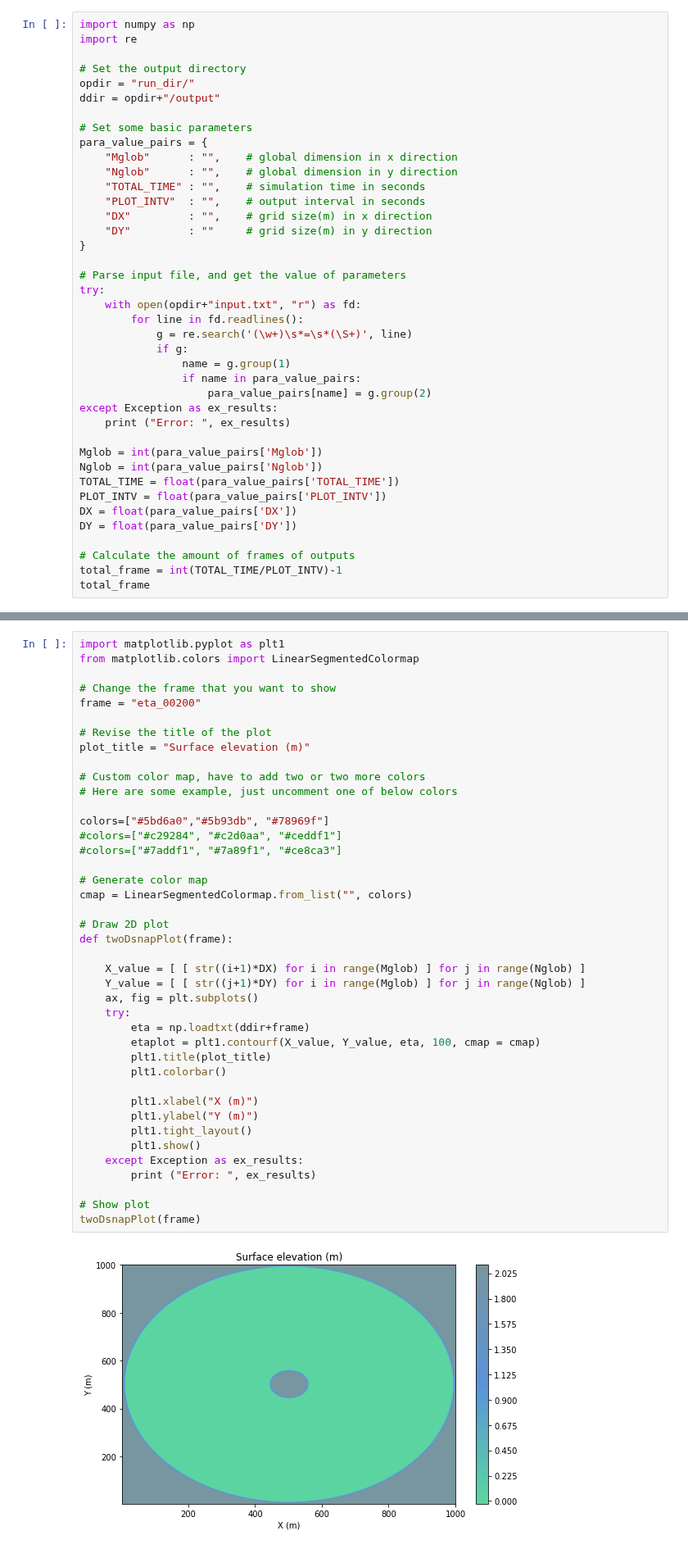
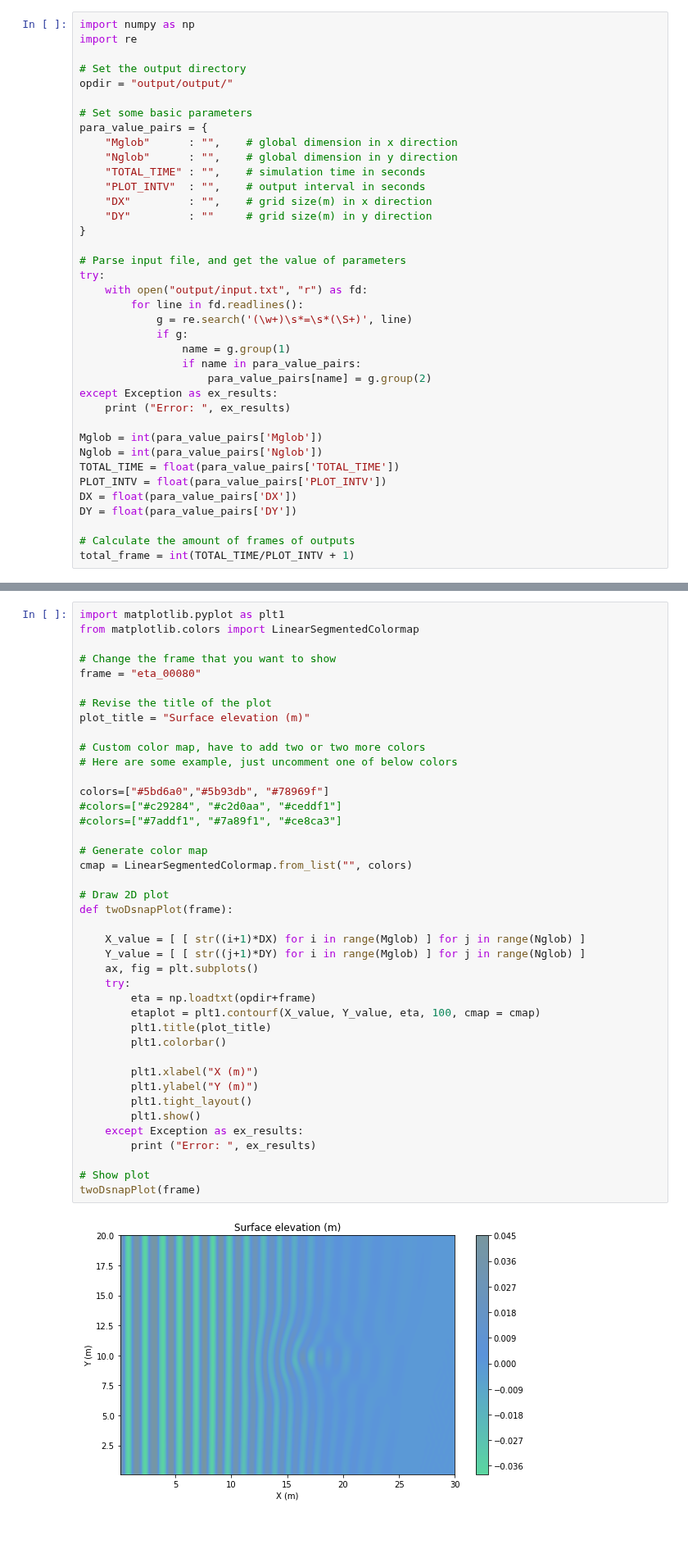
Before and after one commit to ysboss/agave-model, a Jupyter notebook: visualization_funwave-tvd.ipynb, the cells around one changed output, grey strips where cells are left out. Shown at 82% size. Cells and saved outputs as stored; diff of their text form.

```diff
--- a/visualization_funwave-tvd.ipynb
+++ b/visualization_funwave-tvd.ipynb
@@ -8,8 +8,7 @@ import numpy as np
 import re
 
 # Set the output directory
-opdir = "run_dir/"
-ddir = opdir+"/output"
+opdir = "output/output/"
 
 # Set some basic parameters
 para_value_pairs = {
@@ -23,7 +22,7 @@ para_value_pairs = {
 
 # Parse input file, and get the value of parameters
 try:
-    with open(opdir+"input.txt", "r") as fd:
+    with open("output/input.txt", "r") as fd:
         for line in fd.readlines():
             g = re.search('(\w+)\s*=\s*(\S+)', line)
             if g:
@@ -41,5 +40,4 @@ DX = float(para_value_pairs['DX'])
 DY = float(para_value_pairs['DY'])
 
 # Calculate the amount of frames of outputs
-total_frame = int(TOTAL_TIME/PLOT_INTV)-1
-total_frame
+total_frame = int(TOTAL_TIME/PLOT_INTV + 1)
@@ -108,7 +103,7 @@ import matplotlib.pyplot as plt1
 from matplotlib.colors import LinearSegmentedColormap
 
 # Change the frame that you want to show
-frame = "eta_00200"
+frame = "eta_00080"
 
 # Revise the title of the plot
 plot_title = "Surface elevation (m)"
@@ -117,35 +112,35 @@ plot_title = "Surface elevation (m)"
 # Here are some example, just uncomment one of below colors
 
 colors=["#5bd6a0","#5b93db", "#78969f"]
 #colors=["#c29284", "#c2d0aa", "#ceddf1"]
 #colors=["#7addf1", "#7a89f1", "#ce8ca3"]
 
 # Generate color map
 cmap = LinearSegmentedColormap.from_list("", colors)
 
 # Draw 2D plot
 def twoDsnapPlot(frame):
 
     X_value = [ [ str((i+1)*DX) for i in range(Mglob) ] for j in range(Nglob) ]
     Y_value = [ [ str((j+1)*DY) for i in range(Mglob) ] for j in range(Nglob) ]
     ax, fig = plt.subplots()
     try:
-        eta = np.loadtxt(ddir+frame)
+        eta = np.loadtxt(opdir+frame)
         etaplot = plt1.contourf(X_value, Y_value, eta, 100, cmap = cmap)
         plt1.title(plot_title)
         plt1.colorbar()
 
         plt1.xlabel("X (m)")
         plt1.ylabel("Y (m)")
         plt1.tight_layout()
         plt1.show()
     except Exception as ex_results:
         print ("Error: ", ex_results)
 
 # Show plot
 twoDsnapPlot(frame)
 # %% [output]
-[figure, old version]
+[figure, new version]
 # %% [markdown]
 ##  Animation 2D
 Here you could generate 2D animation with part of or all of results, including elevation, u and v...  Just change the start_time, end_time and output_var.
```
Also changed, not shown: parts of 4 cells of this notebook, 6 other files.
